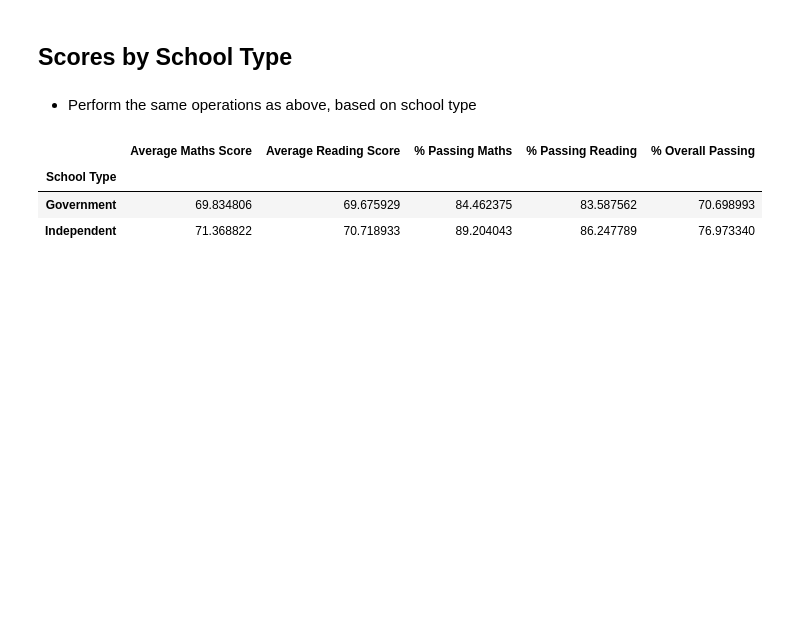
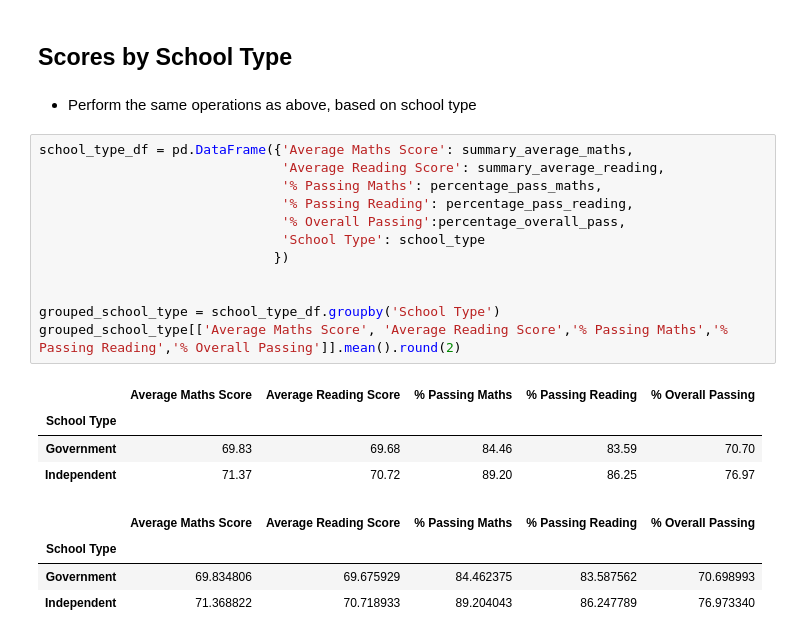
Before and after one commit to hotredcar/Pandas-challenge, a Jupyter notebook: PyCitySchools/PyCitySchools.ipynb, the cells around one changed output. Drawn from its saved outputs; the diff is of its cells as text; blank space fills up the shorter version.

```diff
--- a/PyCitySchools/PyCitySchools.ipynb
+++ b/PyCitySchools/PyCitySchools.ipynb
@@ -568,6 +686,23 @@ reading_summary_df
 ## Scores by School Type
 # %% [markdown]
 * Perform the same operations as above, based on school type
+# %%
+school_type_df = pd.DataFrame({'Average Maths Score': summary_average_maths,
+                               'Average Reading Score': summary_average_reading,
+                               '% Passing Maths': percentage_pass_maths,
+                               '% Passing Reading': percentage_pass_reading,
+                               '% Overall Passing':percentage_overall_pass,
+                               'School Type': school_type
+                              })
+
+
+grouped_school_type = school_type_df.groupby('School Type')
+grouped_school_type[['Average Maths Score', 'Average Reading Score','% Passing Maths','% Passing Reading','% Overall Passing']].mean().round(2)
+# %% [output]
+|  | Average Maths Score | Average Reading Score | % Passing Maths | % Passing Reading | % Overall Passing |
+| School Type |  |  |  |  |  |
+| Government | 69.83 | 69.68 | 84.46 | 83.59 | 70.70 |
+| Independent | 71.37 | 70.72 | 89.20 | 86.25 | 76.97 |
 # %%
 # %% [output]
 |  | Average Maths Score | Average Reading Score | % Passing Maths | % Passing Reading | % Overall Passing |
```
Also changed, not shown: parts of 6 cells of this notebook.
